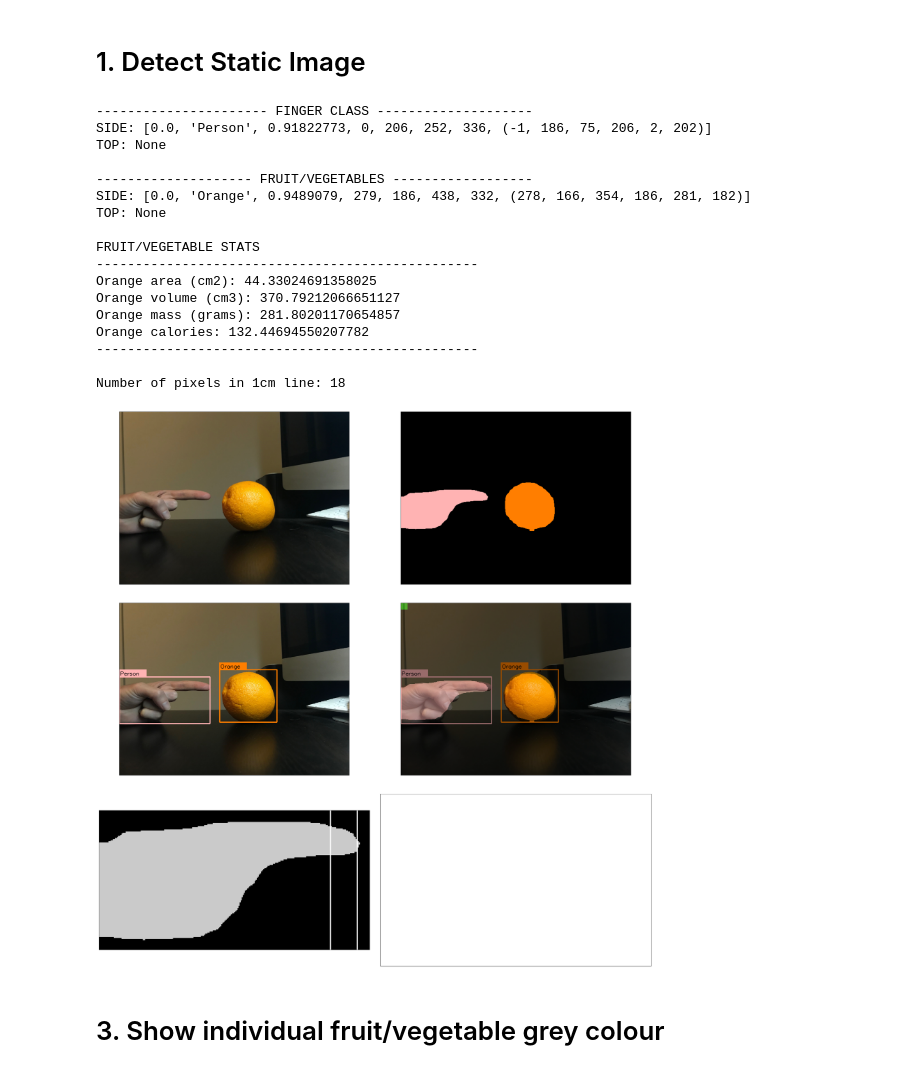
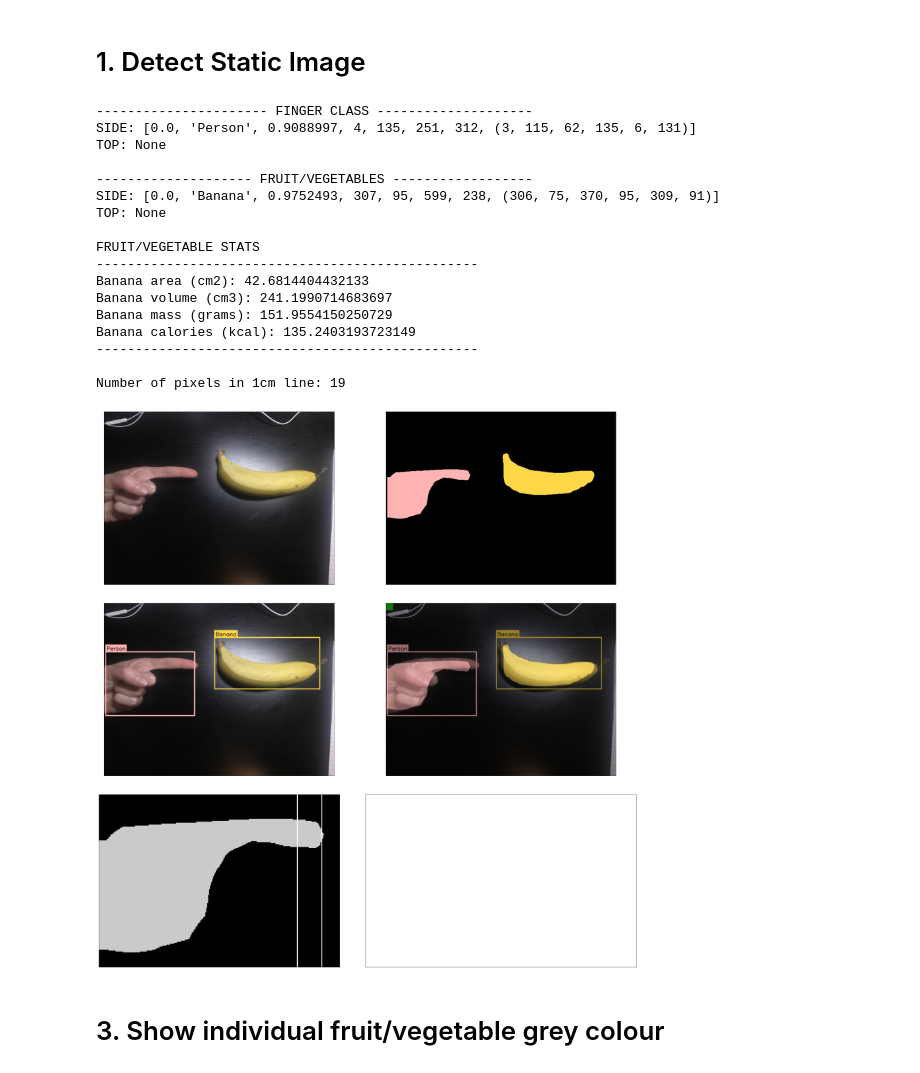
Before and after one commit to kainphoton/METR4911_MaskRCNN, a Jupyter notebook: fruit_calorie_detection_demo.ipynb, the cells around one changed output. Drawn from its saved outputs; the diff is of its cells as text; code cells hidden in the pictures.

```diff
--- a/fruit_calorie_detection_demo.ipynb
+++ b/fruit_calorie_detection_demo.ipynb
@@ -9,30 +9,30 @@ import math as m
 # %% [markdown]
 # 1. Detect Static Image
 # %%
-img_file = "orange7_324gram.jpg"
-img_path = os.path.join("WebCam_images", "orange_test", img_file)
+img_file = "banana8_166grams_ver6.jpg"
+img_path = os.path.join("WebCam_images", "banana_test", img_file)
 
 # object_detect_img(img_path)
 demo_objects, demo_finger, demo_original_img, demo_segmentation_img, demo_object_detect_img = object_detect_img(img_path)
 # %% [output]
 ---------------------- FINGER CLASS --------------------
-SIDE: [0.0, 'Person', 0.91822773, 0, 206, 252, 336, (-1, 186, 75, 206, 2, 202)]
+SIDE: [0.0, 'Person', 0.9088997, 4, 135, 251, 312, (3, 115, 62, 135, 6, 131)]
 TOP: None
 
 -------------------- FRUIT/VEGETABLES ------------------
-SIDE: [0.0, 'Orange', 0.9489079, 279, 186, 438, 332, (278, 166, 354, 186, 281, 182)]
+SIDE: [0.0, 'Banana', 0.9752493, 307, 95, 599, 238, (306, 75, 370, 95, 309, 91)]
 TOP: None
 
 FRUIT/VEGETABLE STATS
 -------------------------------------------------
-Orange area (cm2): 44.33024691358025
-Orange volume (cm3): 370.79212066651127
-Orange mass (grams): 281.80201170654857
-Orange calories: 132.44694550207782
+Banana area (cm2): 42.6814404432133
+Banana volume (cm3): 241.1990714683697
+Banana mass (grams): 151.9554150250729
+Banana calories (kcal): 135.2403193723149
 -------------------------------------------------
 
-Number of pixels in 1cm line: 18
+Number of pixels in 1cm line: 19
-[figure, old version]
+[figure, new version]
 # %% [markdown]
 # 3. Show individual fruit/vegetable grey colour
 # %%
```
Also changed, not shown: parts of 2 cells of this notebook, 1 other file.
